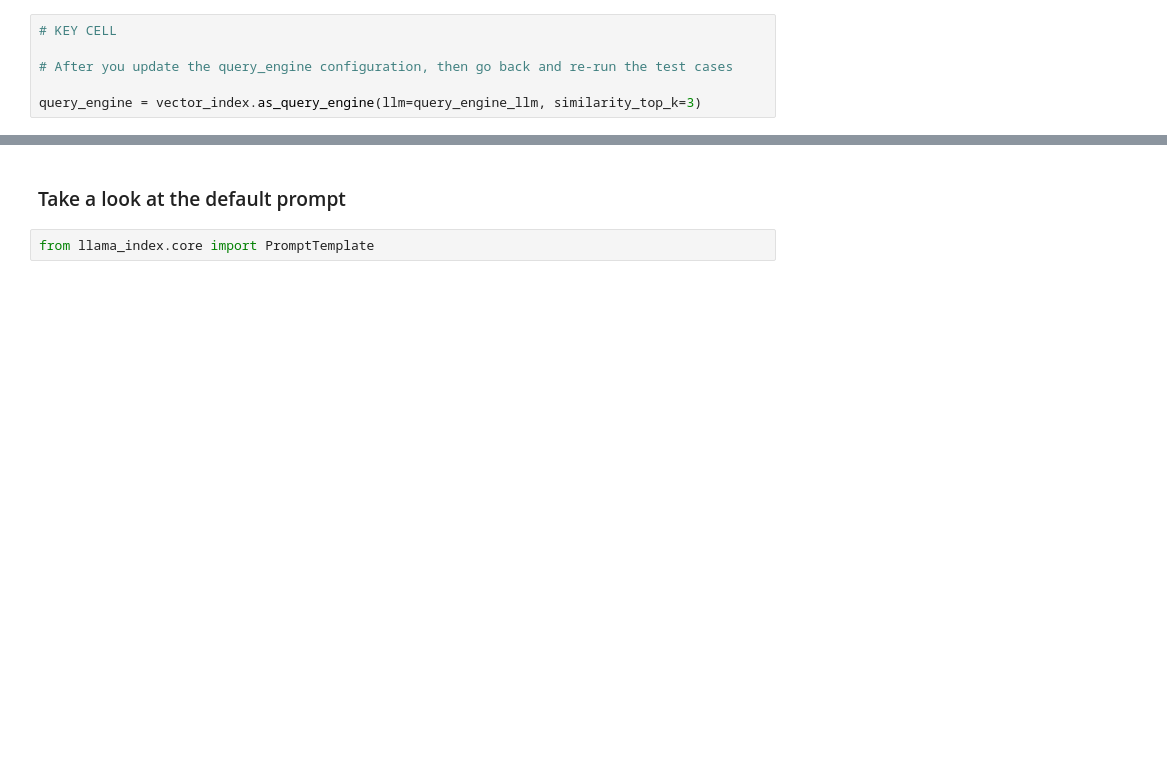
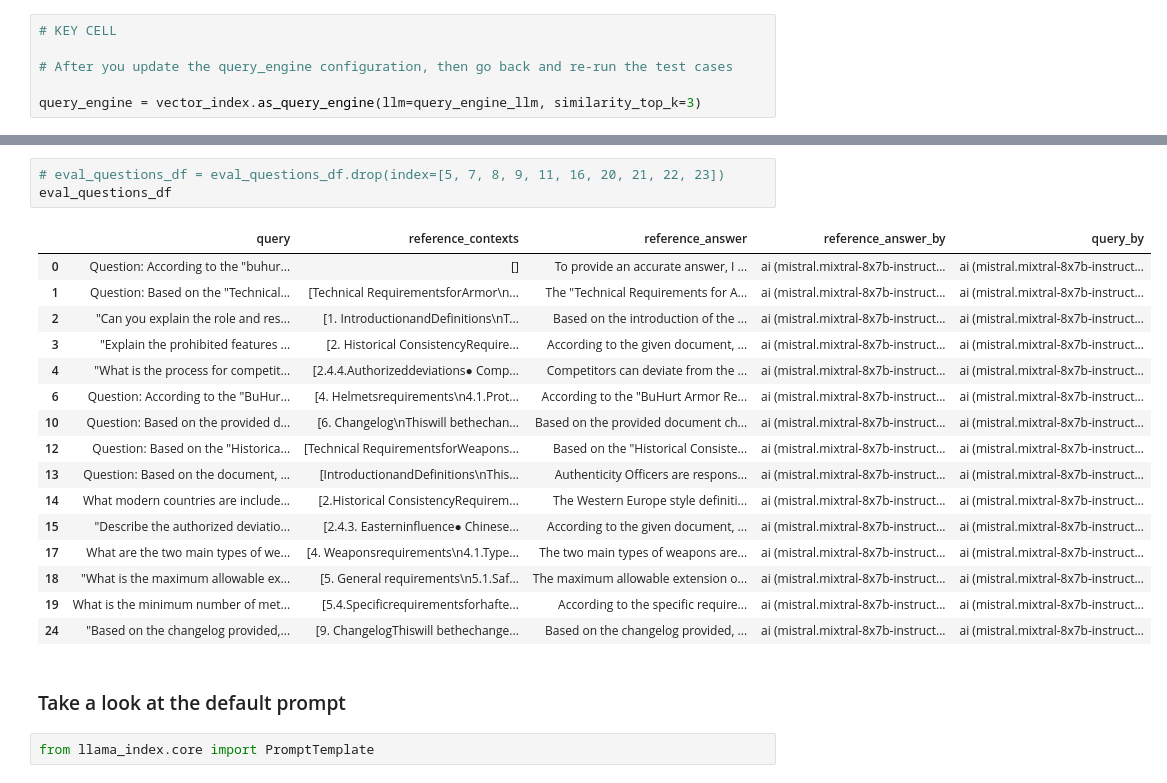
Before and after one commit to abiencourt/elvtr-ai-solution-architect, a Jupyter notebook: class-14/AISA-Capstone-Assignment-Part-3.ipynb, the cells around one changed output, grey strips where cells are left out. Cells and saved outputs as stored; diff of their text form; blank space fills up the shorter version.

```diff
--- a/class-14/AISA-Capstone-Assignment-Part-3.ipynb
+++ b/class-14/AISA-Capstone-Assignment-Part-3.ipynb
@@ -776,3 +1114,23 @@ The default prompt provided by Llamaindex works quite well, but you can almost c
+# %%
+# eval_questions_df = eval_questions_df.drop(index=[5, 7, 8, 9, 11, 16, 20, 21, 22, 23])
+eval_questions_df
+# %% [output]
+|  | query | reference_contexts | reference_answer | reference_answer_by | query_by |
+| 0 | Question: According to the "buhur... | [] | To provide an accurate answer, I ... | ai (mistral.mixtral-8x7b-instruct... | ai (mistral.mixtral-8x7b-instruct... |
+| 1 | Question: Based on the "Technical... | [Technical RequirementsforArmor\n... | The "Technical Requirements for A... | ai (mistral.mixtral-8x7b-instruct... | ai (mistral.mixtral-8x7b-instruct... |
+| 2 | "Can you explain the role and res... | [1. IntroductionandDefinitions\nT... | Based on the introduction of the ... | ai (mistral.mixtral-8x7b-instruct... | ai (mistral.mixtral-8x7b-instruct... |
+| 3 | "Explain the prohibited features ... | [2. Historical ConsistencyRequire... | According to the given document, ... | ai (mistral.mixtral-8x7b-instruct... | ai (mistral.mixtral-8x7b-instruct... |
+| 4 | "What is the process for competit... | [2.4.4.Authorizeddeviations● Comp... | Competitors can deviate from the ... | ai (mistral.mixtral-8x7b-instruct... | ai (mistral.mixtral-8x7b-instruct... |
+| 6 | Question: According to the "BuHur... | [4. Helmetsrequirements\n4.1.Prot... | According to the "BuHurt Armor Re... | ai (mistral.mixtral-8x7b-instruct... | ai (mistral.mixtral-8x7b-instruct... |
+| 10 | Question: Based on the provided d... | [6. Changelog\nThiswill bethechan... | Based on the provided document ch... | ai (mistral.mixtral-8x7b-instruct... | ai (mistral.mixtral-8x7b-instruct... |
+| 12 | Question: Based on the "Historica... | [Technical RequirementsforWeapons... | Based on the "Historical Consiste... | ai (mistral.mixtral-8x7b-instruct... | ai (mistral.mixtral-8x7b-instruct... |
+| 13 | Question: Based on the document, ... | [IntroductionandDefinitions\nThis... | Authenticity Officers are respons... | ai (mistral.mixtral-8x7b-instruct... | ai (mistral.mixtral-8x7b-instruct... |
+| 14 | What modern countries are include... | [2.Historical ConsistencyRequirem... | The Western Europe style definiti... | ai (mistral.mixtral-8x7b-instruct... | ai (mistral.mixtral-8x7b-instruct... |
+| 15 | "Describe the authorized deviatio... | [2.4.3. Easterninfluence● Chinese... | According to the given document, ... | ai (mistral.mixtral-8x7b-instruct... | ai (mistral.mixtral-8x7b-instruct... |
+| 17 | What are the two main types of we... | [4. Weaponsrequirements\n4.1.Type... | The two main types of weapons are... | ai (mistral.mixtral-8x7b-instruct... | ai (mistral.mixtral-8x7b-instruct... |
+| 18 | "What is the maximum allowable ex... | [5. General requirements\n5.1.Saf... | The maximum allowable extension o... | ai (mistral.mixtral-8x7b-instruct... | ai (mistral.mixtral-8x7b-instruct... |
+| 19 | What is the minimum number of met... | [5.4.Specificrequirementsforhafte... | According to the specific require... | ai (mistral.mixtral-8x7b-instruct... | ai (mistral.mixtral-8x7b-instruct... |
+| 24 | "Based on the changelog provided,... | [9. ChangelogThiswill bethechange... | Based on the changelog provided, ... | ai (mistral.mixtral-8x7b-instruct... | ai (mistral.mixtral-8x7b-instruct... |
 # %% [markdown]
 ### Take a look at the default prompt
 # %%
```
Also changed, not shown: parts of 44 cells of this notebook.
